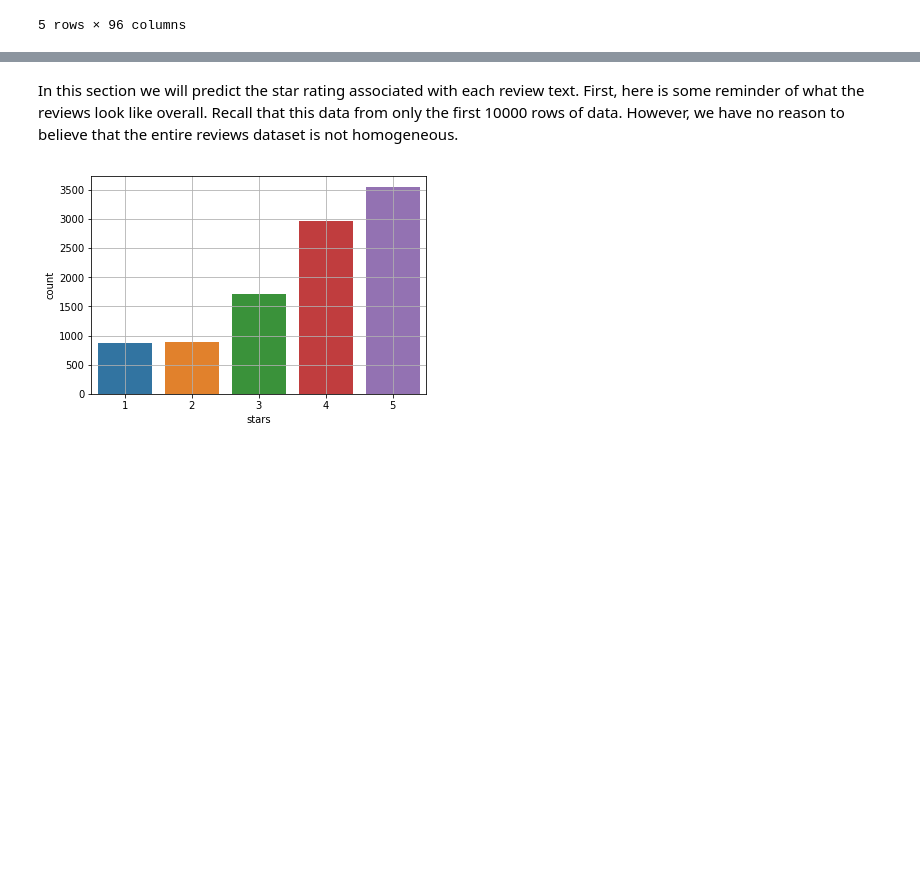
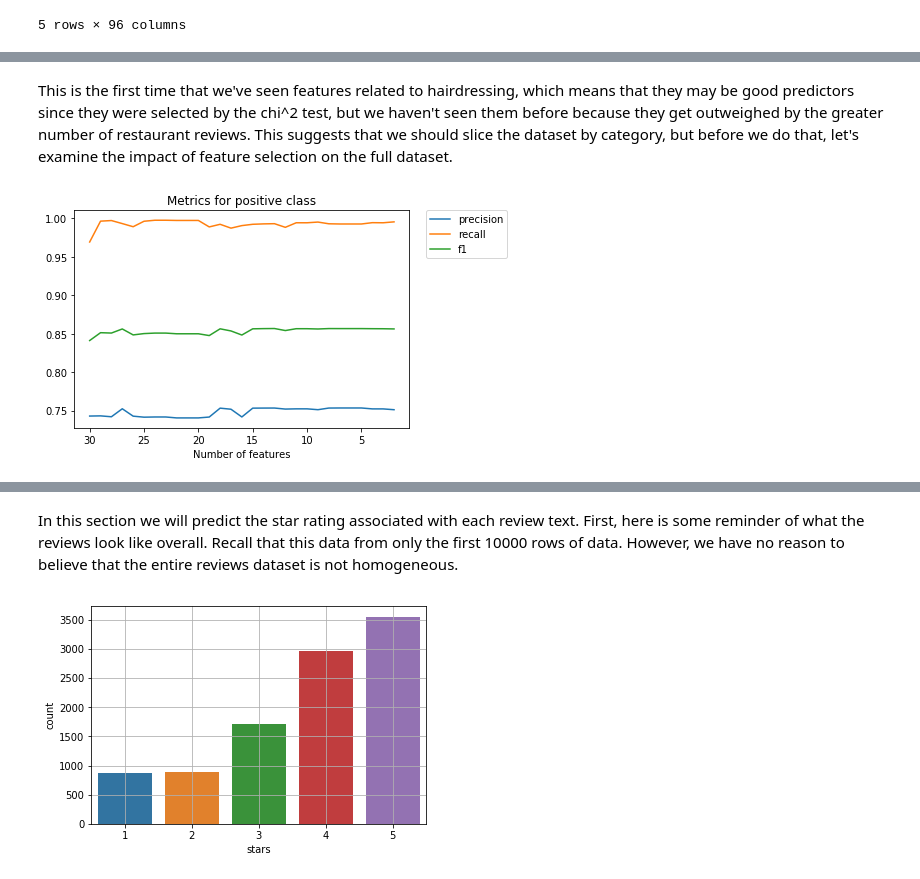
Before and after one commit to hougrammer/yelp_exploration, a Jupyter notebook: yelp_exploration.ipynb, the cells around one changed output, grey strips where cells are left out. Drawn from its saved outputs; the diff is of its cells as text; code cells hidden in the pictures; blank space fills up the shorter version.

```diff
--- a/yelp_exploration.ipynb
+++ b/yelp_exploration.ipynb
@@ -545,0 +602,5 @@ Wall time: 111 ms
+# %%
+lr = GridSearchCV(LogisticRegression(penalty='l2'), {'C': [.001, .005, .01, 0.5, .1, .5, 1, 2, 5]})
+lr.fit(X_train, Y_train)
+print('\nBest parameters: ' + str(lr.best_params_))
+print("Best score is", lr.best_score_)
@@ -545,0 +639,6 @@ Wall time: 111 ms
+# %%
+lr = LogisticRegression(penalty='l2', C=0.5, class_weight='balanced')
+lr.fit(X_train, Y_train)
+print("\nMost significant features: \n")
+get_n_best_features(10)
+print('\n', metrics.classification_report(Y_dev, lr.predict(X_dev)))
@@ -545,0 +674,11 @@ Wall time: 111 ms
+# %%
+# Use a chi^2 test to select the 20 features that have the strongest relationship with the output
+# variable (ie a good rating). We can then train the model on the reduced feature set
+X_new_train = SelectKBest(chi2, k=20).fit_transform(X_train, Y_train)
+X_new_dev = SelectKBest(chi2, k=20).fit_transform(X_dev, Y_dev)
+# %%
+lr = LogisticRegression(penalty='l2', C=0.5)
+lr.fit(X_new_train, Y_train)
+print("\nMost significant features: \n")
+get_n_best_features(10)
+print('\n', metrics.classification_report(Y_dev, lr.predict(X_new_dev)))
@@ -545,0 +705,27 @@ Wall time: 111 ms
+# %% [markdown]
+This is the first time that we've seen features related to hairdressing, which means that they may be good predictors since they were selected by the chi^2 test, but we haven't seen them before because they get outweighed by the greater number of restaurant reviews. This suggests that we should slice the dataset by category, but before we do that, let's examine the impact of feature selection on the full dataset.
+# %%
+Krange = list(range(2,31))
+precision, recall, f1 = [], [], []
+
+# Fit a model using k best features, where k is between 30 and 2
+# For each iteration, calculate and store key metrics and then plot the results
+for K in Krange:
+    X_new_train = SelectKBest(chi2, k=K).fit_transform(X_train, Y_train)
+    X_new_dev = SelectKBest(chi2, k=K).fit_transform(X_dev, Y_dev)
+    lr = LogisticRegression(penalty='l2', C=0.5)
+    lr.fit(X_new_train, Y_train)
+    precision.append(metrics.precision_score(Y_dev, lr.predict(X_new_dev)))
+    recall.append(metrics.recall_score(Y_dev, lr.predict(X_new_dev)))
+    f1.append(metrics.f1_score(Y_dev, lr.predict(X_new_dev)))
+
+plt.title("Metrics for positive class")
+plt.xlabel("Number of features")
+plt.gca().invert_xaxis()
+plt.plot(Krange,precision, label = "precision")
+plt.plot(Krange,recall, label = 'recall')
+plt.plot(Krange,f1, label = "f1")
+plt.legend(bbox_to_anchor=(1.05, 1), loc=2, borderaxespad=0)
+plt.show()
+# %% [output]
+[figure, added]
```
Also changed, not shown: parts of 115 cells of this notebook.
